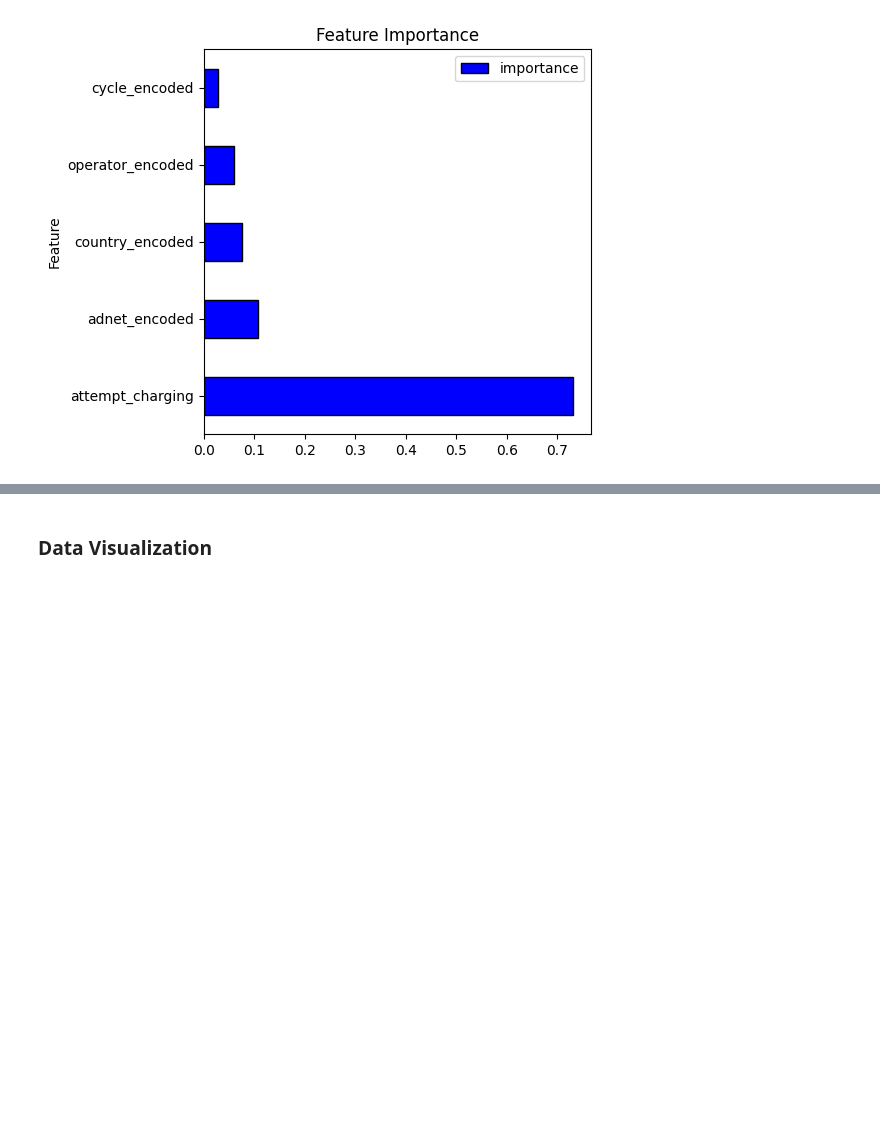
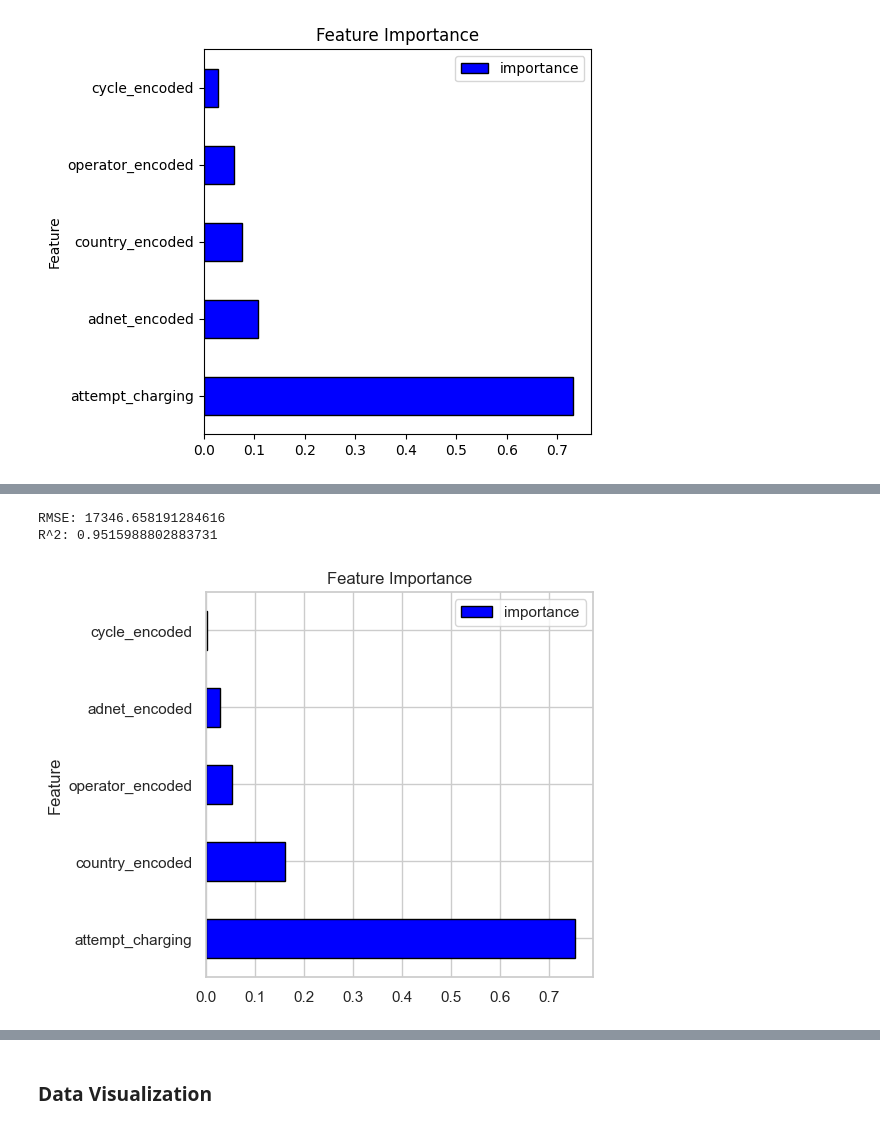
Before and after one commit to TaigahG/FODS-FinalProject, a Jupyter notebook: models.ipynb, the cells around one changed output, grey strips where cells are left out. Drawn from its saved outputs; the diff is of its cells as text; code cells hidden in the pictures; blank space fills up the shorter version.

```diff
--- a/models.ipynb
+++ b/models.ipynb
@@ -752,0 +836,30 @@ R^2: 0.810331125821621
+# %%
+# Bagging Regressor
+from sklearn.ensemble import BaggingRegressor
+
+# Create the regressor
+bag_reg = BaggingRegressor(n_estimators=300, random_state=42)
+
+# Fit the regressor to the data
+bag_reg.fit(X_train_scaled, y_train)
+
+# Predict on the test data
+y_pred = bag_reg.predict(X_test_scaled)
+
+# Calculate the RMSE
+rmse = mean_squared_error(y_test, y_pred, squared=False)
+r2 = r2_score(y_test, y_pred)
+
+print("RMSE:", rmse)
+print("R^2:", r2)
+
+
+
+feature_df.plot(x='feature', y='importance', kind='barh', color='blue', edgecolor='black', )
+plt.title('Feature Importance')
+plt.ylabel('Feature')
+plt.show()
+# %% [output]
+RMSE: 17346.658191284616
+R^2: 0.9515988802883731
+[figure, added]
```
Also changed, not shown: parts of 15 cells of this notebook.
